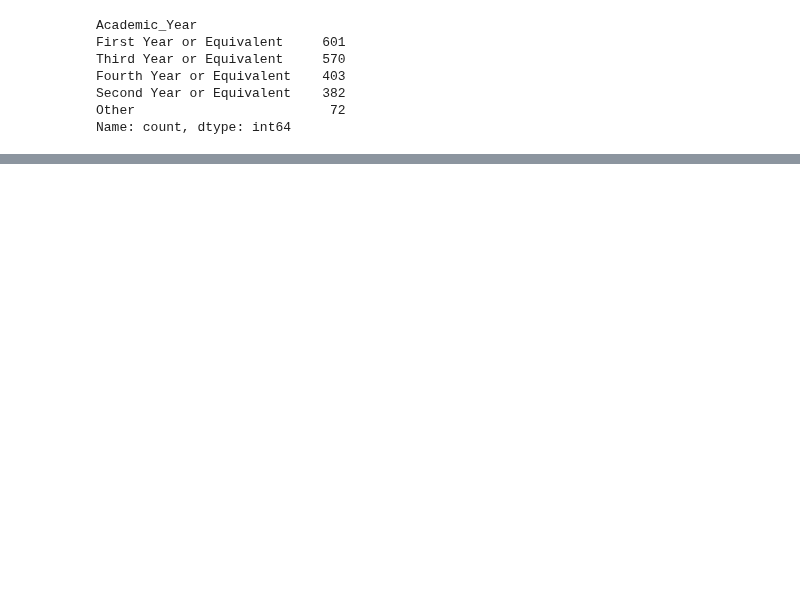
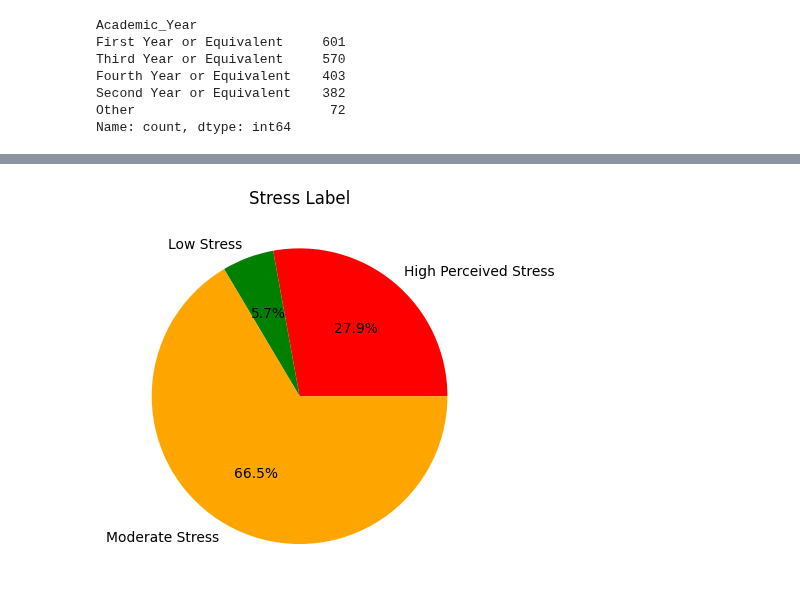
Before and after one commit to salmanafzali/Student-Stress-Level-, a Jupyter notebook: stress.ipynb, the cells around one changed output, grey strips where cells are left out. Saved outputs shown, nothing was run; the diff lists cells and outputs as text; code cells hidden in the pictures; blank space fills up the shorter version.

```diff
--- a/stress.ipynb
+++ b/stress.ipynb
@@ -160,0 +186,11 @@ Index(['Age', 'Gender', 'University', 'Department', 'Academic_Year', 'CGPA',
+# %%
+encoder = LabelEncoder()
+label = encoder.fit_transform(stress_view["Stress_Label"])
+
+count = np.bincount(label)
+
+plt.pie(count, labels=["High Perceived Stress", "Low Stress", "Moderate Stress"], autopct='%1.1f%%', colors=["Red", "Green", "Orange"])
+plt.title("Stress Label")
+plt.show()
+# %% [output]
+[figure, added]
```
Also changed, not shown: parts of 17 cells of this notebook.
